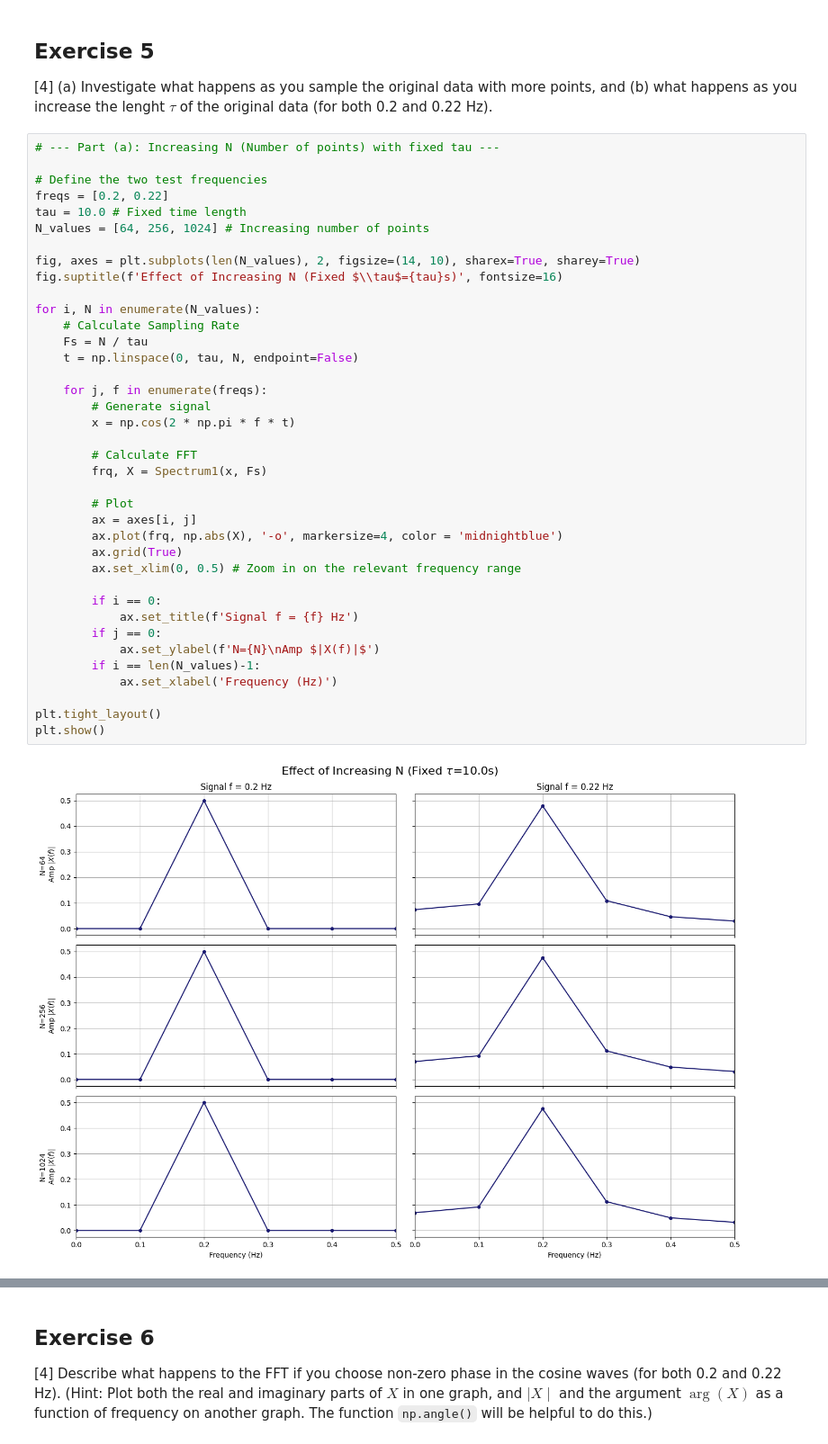
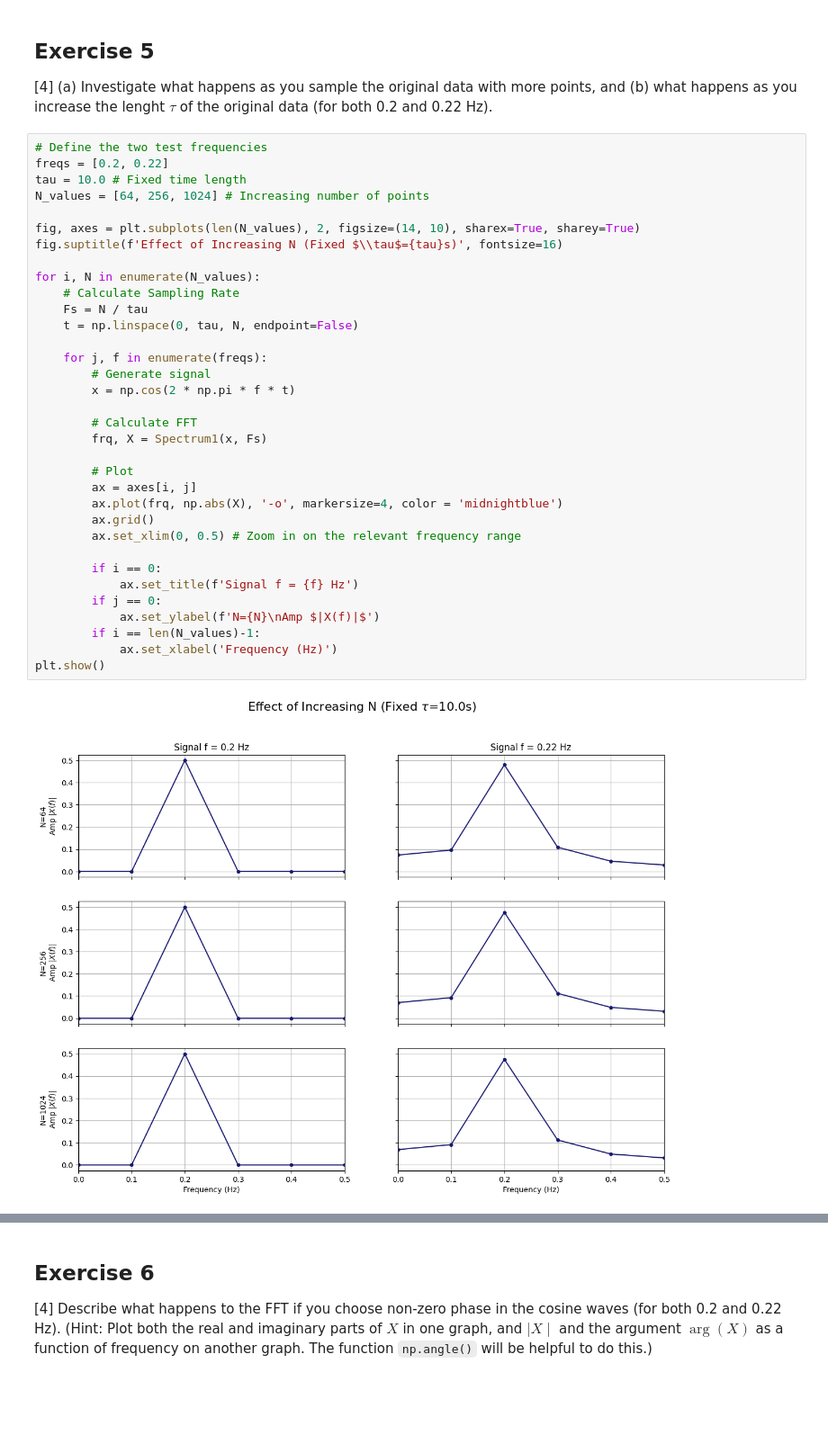
Before and after one commit to PX2145-2025/week-10-b-morganlowribrown-web, a Jupyter notebook: FFT.ipynb, the cells around one changed output, grey strips where cells are left out. Shown at 90% size. Saved outputs shown, nothing was run; the diff lists cells and outputs as text; blank space fills up the shorter version.

```diff
--- a/FFT.ipynb
+++ b/FFT.ipynb
@@ -439,43 +439,39 @@ plt.show()
 
 [4] (a) Investigate what happens as you sample the original data with more points,  and (b) what happens as you increase the lenght $\tau$ of the original data (for both 0.2 and 0.22 Hz).
 # %%
-# --- Part (a): Increasing N (Number of points) with fixed tau ---
-
 # Define the two test frequencies
 freqs = [0.2, 0.22]
 tau = 10.0 # Fixed time length
 N_values = [64, 256, 1024] # Increasing number of points
 
 fig, axes = plt.subplots(len(N_values), 2, figsize=(14, 10), sharex=True, sharey=True)
 fig.suptitle(f'Effect of Increasing N (Fixed $\\tau$={tau}s)', fontsize=16)
 
 for i, N in enumerate(N_values):
     # Calculate Sampling Rate
     Fs = N / tau
     t = np.linspace(0, tau, N, endpoint=False)
 
     for j, f in enumerate(freqs):
         # Generate signal
         x = np.cos(2 * np.pi * f * t)
 
         # Calculate FFT
         frq, X = Spectrum1(x, Fs)
 
         # Plot
         ax = axes[i, j]
         ax.plot(frq, np.abs(X), '-o', markersize=4, color = 'midnightblue')
-        ax.grid(True)
+        ax.grid()
         ax.set_xlim(0, 0.5) # Zoom in on the relevant frequency range
 
         if i == 0:
             ax.set_title(f'Signal f = {f} Hz')
         if j == 0:
             ax.set_ylabel(f'N={N}\nAmp $|X(f)|$')
         if i == len(N_values)-1:
             ax.set_xlabel('Frequency (Hz)')
-
-plt.tight_layout()
 plt.show()
 # %% [output]
-[figure, old version]
+[figure, new version]
 # %%
```
Also changed, not shown: parts of 4 cells of this notebook.
